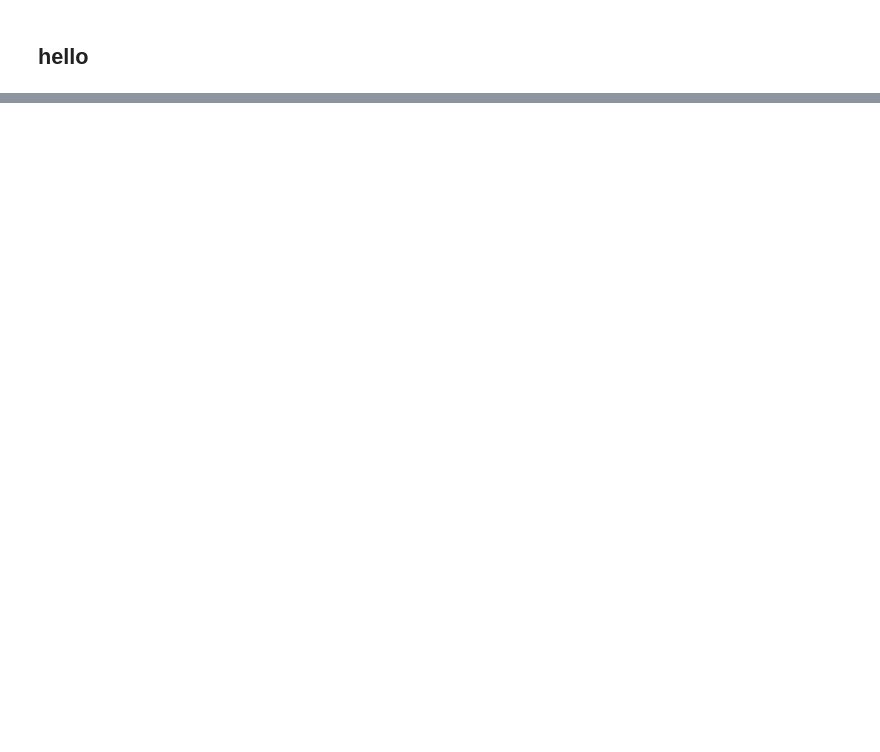
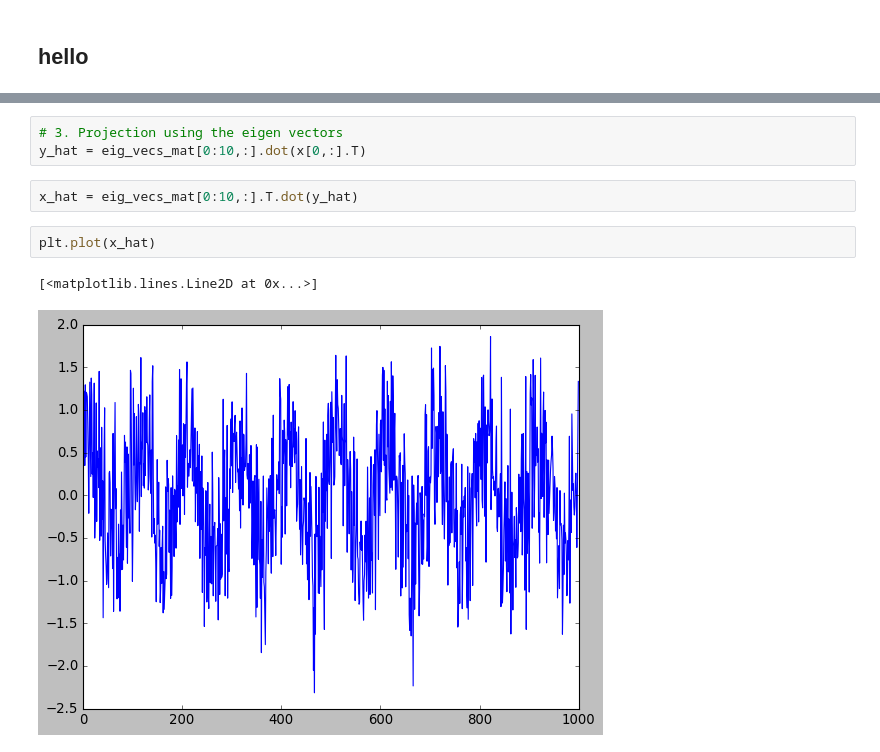
Before and after one commit to neerajww/neerajww.github.io, a Jupyter notebook: blog/notebooks/basics_pca_v0.ipynb, the cells around one changed output, grey strips where cells are left out. Cells and saved outputs as stored; diff of their text form; blank space fills up the shorter version.

```diff
--- a/blog/notebooks/basics_pca_v0.ipynb
+++ b/blog/notebooks/basics_pca_v0.ipynb
@@ -100,0 +149,10 @@ plt.plot(a[0:10])
+# %%
+# 3. Projection using the eigen vectors
+y_hat = eig_vecs_mat[0:10,:].dot(x[0,:].T)
+# %%
+x_hat = eig_vecs_mat[0:10,:].T.dot(y_hat)
+# %%
+plt.plot(x_hat)
+# %% [output]
+[<matplotlib.lines.Line2D at 0x...>]
+[figure, added]
```
Also changed, not shown: parts of 8 cells of this notebook.
